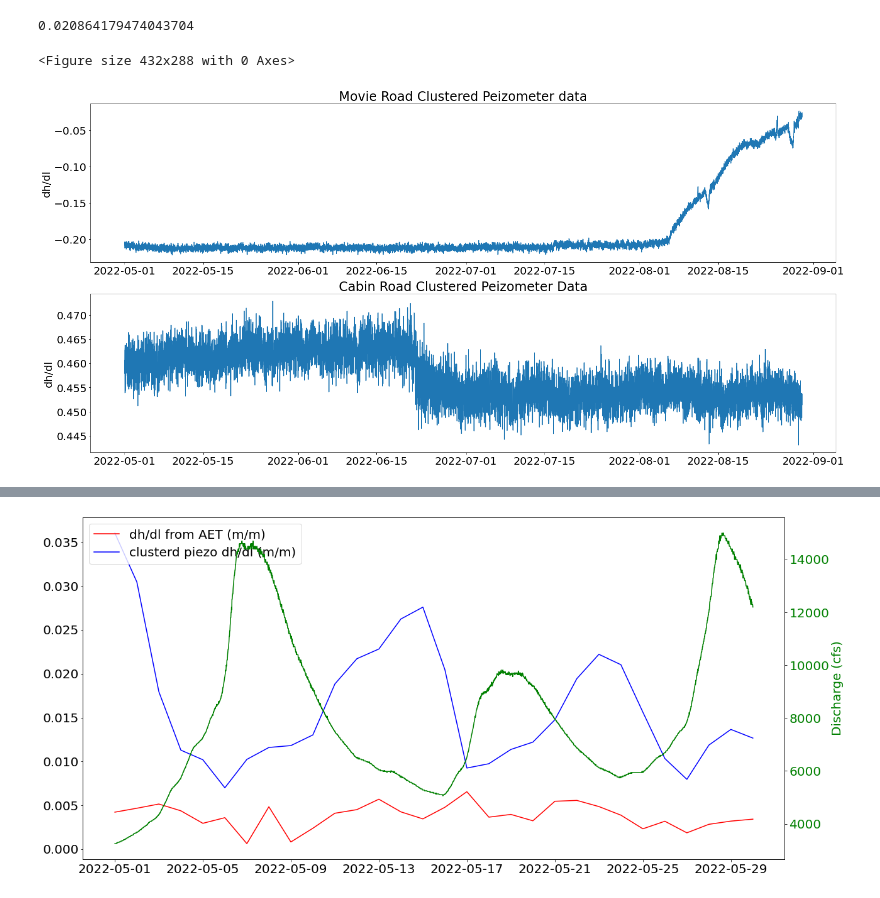
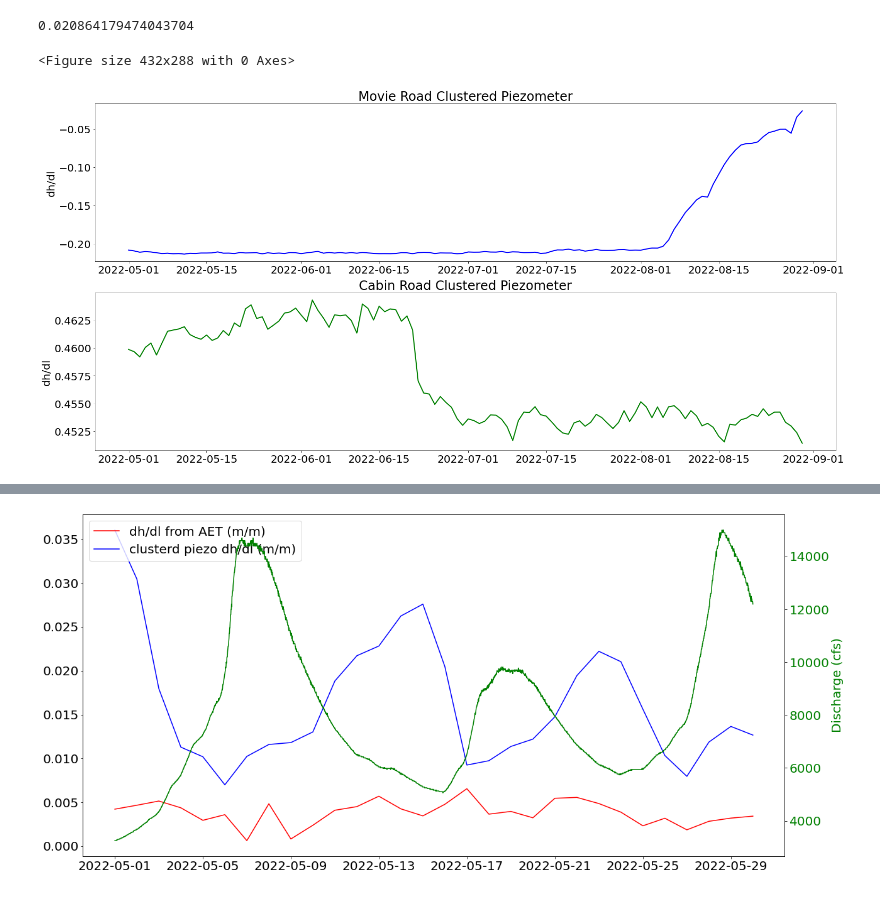
Before and after one commit to Harry1496/Capstone-Code, a Jupyter notebook: Prelim_Results.ipynb, the cells around one changed output, grey strips where cells are left out. Saved outputs shown, nothing was run; the diff lists cells and outputs as text; code cells hidden in the pictures.

```diff
--- a/Prelim_Results.ipynb
+++ b/Prelim_Results.ipynb
@@ -137,3 +163,15 @@ plt.title('USGS 12358500 Middle Fork Flathead River near West Glacier MT')
 plt.show()
 # %% [output]
 [figure]
+# %%
+#data from 2021 read into different graph
+
+fig,ax = plt.subplots(figsize=(20,12))
+plt.rcParams['font.size'] = '20'
+#plt.plot(disch_df.index, disch_df['cfs'])
+plt.plot(disch_df21.index, disch_df21['cfs'], color='green')
+#plt.plot(clim_df.index,clim_df['AirTC']*100)
+plt.xlabel('Date')
+plt.ylabel('Discharge (cubic feet per second)')
+plt.title('USGS 12358500 Middle Fork Flathead River near West Glacier MT')
+plt.show()
@@ -333,8 +380,11 @@ p_h = p_h.loc[(p_h.index>=ph_start) & (p_h.index<=ph_end)]
 
 dh_aug = dh.loc[(dh.index>=ph_start) & (dh.index<=ph_end)]
 #dh_aug = dh_aug.groupby(pd.Grouper(freq='1D')).mean()
+
 dhm_aug = dh_mov.loc[(dh_mov.index>=ph_start) & (dh_mov.index<=ph_end)]
+dhm_aug = dhm_aug.groupby(pd.Grouper(freq='1D')).mean()
 dhc_aug = dh_cab.loc[(dh_cab.index>=ph_start) & (dh_cab.index<=ph_end)]
+dhc_aug = dhc_aug.groupby(pd.Grouper(freq='1D')).mean()
 
 disch = disch_df['cfs']
 disch = disch.loc[(disch.index>=ph_start) & (disch.index<=ph_end)]
@@ -371,6 +421,8 @@ plt.show()
 dh_aug.mean()
 
 
+
+
 #movie road piezometer is a recharge zone, would make sense for there to not be much effect from ET
 #I'm not sure why it is consisten for the first part of the year, and then changes towards the end
 #infiltration zone might be a better name, discharge vs recharge
@@ -382,18 +434,18 @@ dh_aug.mean()
 # %%
 
 
 
 plt.figure()
 f, axes = plt.subplots(2, 1,figsize=(25,12))
-axes[0].plot(dhm_aug.index, dhm_aug)
-axes[0].set_title('Movie Road Clustered Peizometer data')
+axes[0].plot(dhm_aug.index, dhm_aug,linewidth=2, color='blue')
+axes[0].set_title('Movie Road Clustered Piezometer')
 axes[0].set_ylabel('dh/dl')
 
 
-axes[1].plot(dhc_aug.index, dhc_aug)
-axes[1].set_title('Cabin Road Clustered Peizometer Data')
+axes[1].plot(dhc_aug.index, dhc_aug,linewidth=2, color='green')
+axes[1].set_title('Cabin Road Clustered Piezometer')
 axes[1].set_ylabel('dh/dl')
 plt.show()
 # %% [output]
 <Figure size 432x288 with 0 Axes>
-[figure, old version]
+[figure, new version]
```
Also changed, not shown: parts of 12 cells of this notebook.
